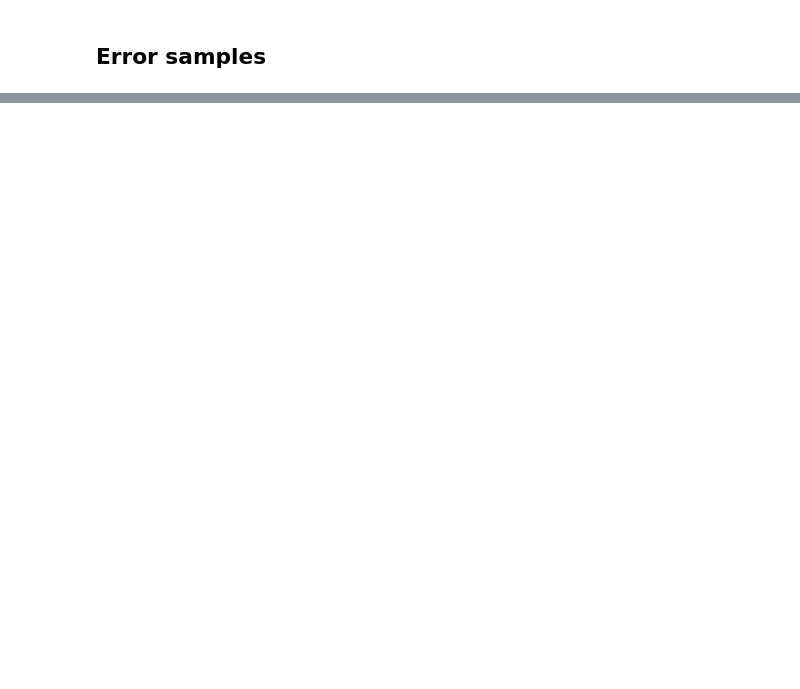
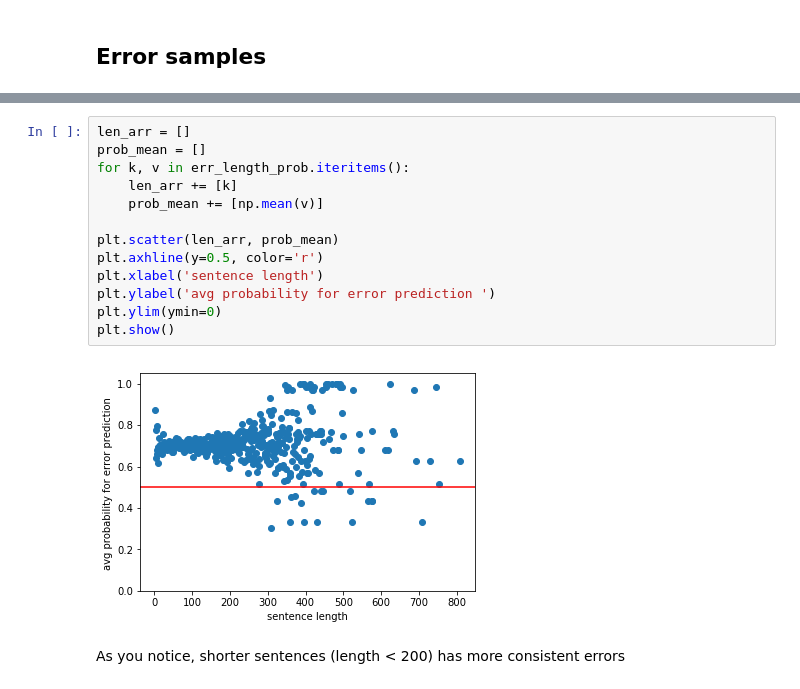
Before and after one commit to MIDSJoe2016/MIDS_266_project, a Jupyter notebook: code/Keras_Sentence_RNN.ipynb, the cells around one changed output, grey strips where cells are left out. Cells and saved outputs as stored; diff of their text form; blank space fills up the shorter version.

```diff
--- a/code/Keras_Sentence_RNN.ipynb
+++ b/code/Keras_Sentence_RNN.ipynb
@@ -230,0 +301,17 @@ George Bush           Barack Obama          i thought i'd take some questions bu
+# %%
+len_arr = []
+prob_mean = []
+for k, v in err_length_prob.iteritems():
+    len_arr += [k]
+    prob_mean += [np.mean(v)]
+
+plt.scatter(len_arr, prob_mean)
+plt.axhline(y=0.5, color='r')
+plt.xlabel('sentence length')
+plt.ylabel('avg probability for error prediction ')
+plt.ylim(ymin=0)
+plt.show()
+# %% [output]
+[figure, added]
+# %% [markdown]
+As you notice, shorter sentences (length < 200) has more consistent errors
```
Also changed, not shown: parts of 9 cells of this notebook.
